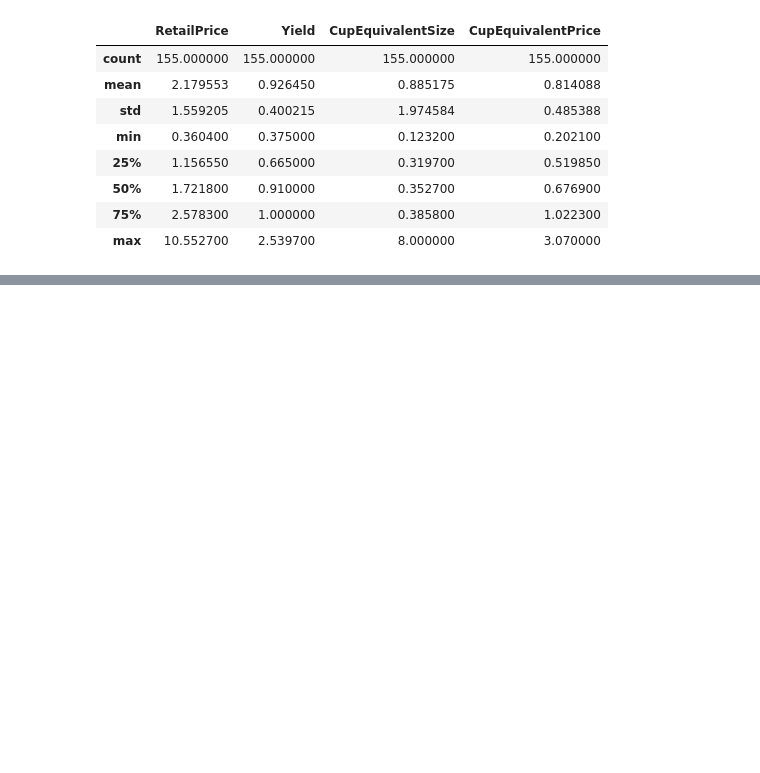
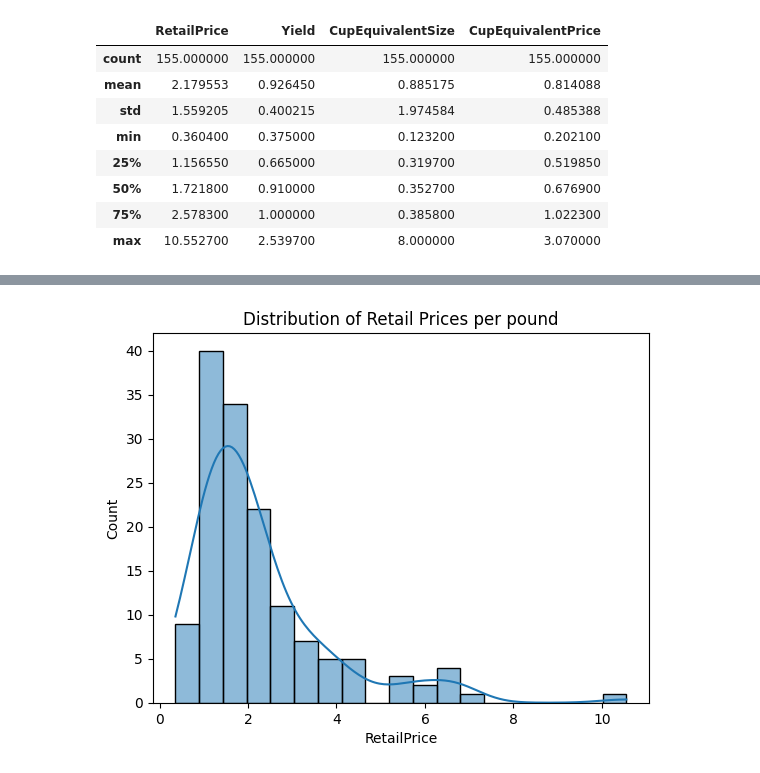
Before and after one commit to OmarEmad313/Data-Analysis-Projects, a Jupyter notebook: pandas-application-on-fruits-and-vegetables.ipynb, the cells around one changed output, grey strips where cells are left out. Saved outputs shown, nothing was run; the diff lists cells and outputs as text; code cells hidden in the pictures; blank space fills up the shorter version.

```diff
--- a/pandas-application-on-fruits-and-vegetables.ipynb
+++ b/pandas-application-on-fruits-and-vegetables.ipynb
@@ -64,0 +88,10 @@ df.describe()
+# %%
+# Histogram for RetailPrice per pound
+df_per_pound=df[df["RetailPriceUnit"]=="per pound"]
+plt.subplot(1, 1, 1)
+sns.histplot(df_per_pound['RetailPrice'], kde=True)
+plt.title('Distribution of Retail Prices per pound')
+
+plt.show()
+# %% [output]
+[figure, added]
```
Also changed, not shown: parts of 9 cells of this notebook.
